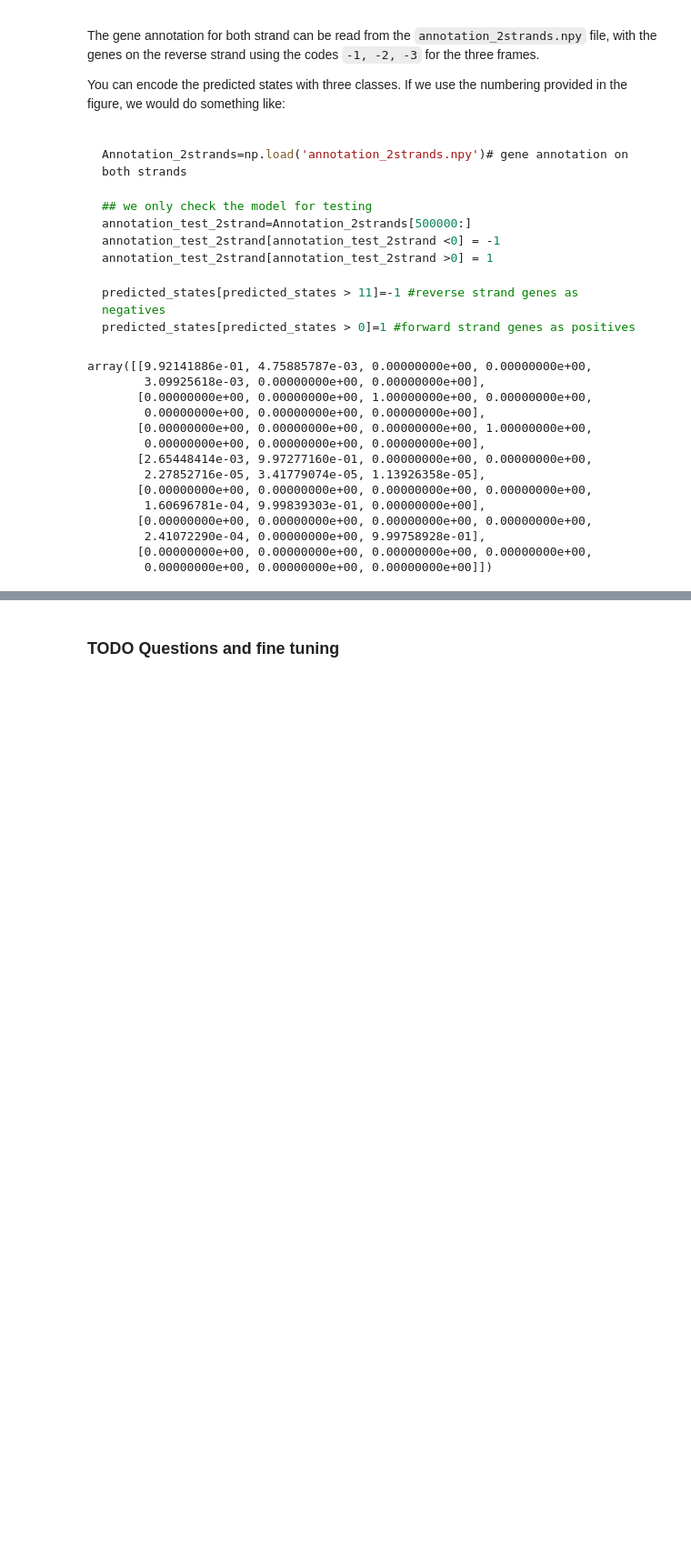
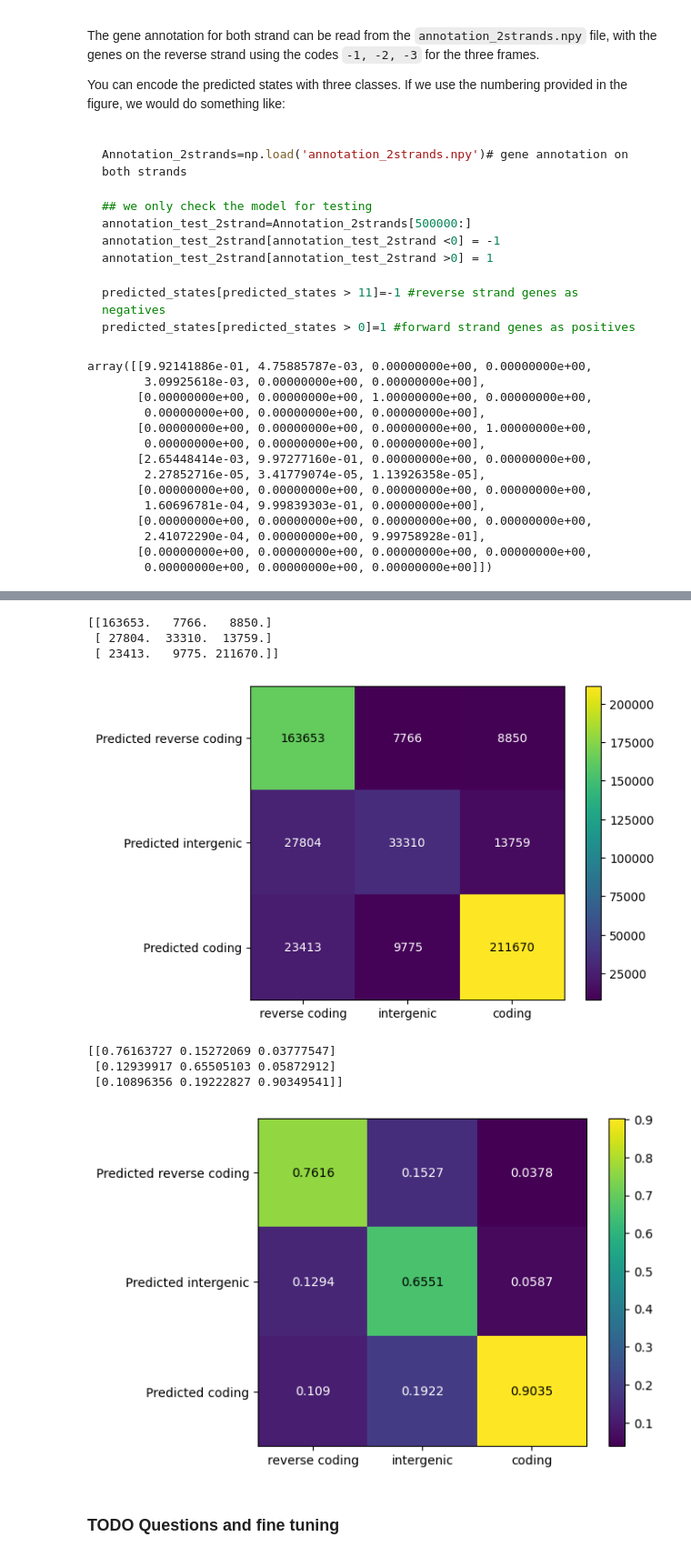
Before and after one commit to HendrikHigl/ma-cs-apml, a Jupyter notebook: GenePredictionProject/HMM_Gene_prediction.ipynb, the cells around one changed output, grey strips where cells are left out. Shown at 91% size. Saved outputs shown, nothing was run; the diff lists cells and outputs as text; code cells hidden in the pictures; blank space fills up the shorter version.

```diff
--- a/GenePredictionProject/HMM_Gene_prediction.ipynb
+++ b/GenePredictionProject/HMM_Gene_prediction.ipynb
@@ -897,3 +975,64 @@ plt.show()
+# %%
+def create_confusion_matrix_reverse(true_sequence, predicted_sequence):
+    ## your code here
+
+    mat = np.zeros((3, 3))
+    for i in range(len(true_sequence)):
+        true_val = 0 if true_sequence[i] == -1 else 1 if true_sequence[i] == 0 else 2
+        pred_val = 0 if predicted_sequence[i] == -1 else 1 if predicted_sequence[i] == 0 else 2
+
+        mat[pred_val, true_val] += 1
+    return mat
+
+###Display the confusion matrix
+mat_conf_3=create_confusion_matrix_reverse(simple_annotation2_test, simple_predicted_states3)
+plt.imshow(mat_conf_3)
+plt.colorbar()
+ax = plt.gca()
+
+# Major ticks
+ax.set_xticks(np.arange(0, 3, 1))
+ax.set_yticks(np.arange(0, 3, 1))
+
+# Labels for major ticks
+ax.set_xticklabels(['reverse coding','intergenic', 'coding'])
+ax.set_yticklabels(['Predicted reverse coding','Predicted intergenic', 'Predicted coding'])
+
+for (j,i),label in np.ndenumerate(mat_conf_3):
+    actual = mat_conf_3[j][i]
+    ax.text(i,j,str(int(actual)),ha='center',va='center',color=("white" if actual < 120_000 else "black"))
+
+print(mat_conf_3)
+plt.show()
+
+mat_relative_3 = (mat_conf_3.T / np.sum(mat_conf_3.T, axis=1)[:,None]).T
+
+plt.imshow(mat_relative_3)
+plt.colorbar()
+ax = plt.gca()
+
+# Major ticks
+ax.set_xticks(np.arange(0, 3, 1))
+ax.set_yticks(np.arange(0, 3, 1))
+
+# Labels for major ticks
+ax.set_xticklabels(['reverse coding','intergenic', 'coding'])
+ax.set_yticklabels(['Predicted reverse coding','Predicted intergenic', 'Predicted coding'])
+
+for (j,i),label in np.ndenumerate(mat_relative_3):
+    actual = mat_relative_3[j][i]
+    ax.text(i,j,str((actual).round(4)),ha='center',va='center',color=("white" if actual < 0.5 else "black"))
+print(mat_relative_3)
+plt.show()
+# %% [output]
+[[163653.   7766.   8850.]
+ [ 27804.  33310.  13759.]
+ [ 23413.   9775. 211670.]]
+[figure, added]
+[[0.76163727 0.15272069 0.03777547]
+ [0.12939917 0.65505103 0.05872912]
+ [0.10896356 0.19222827 0.90349541]]
+[figure, added]
 # %% [markdown]
 ### TODO Questions and fine tuning
 # %% [markdown]
```
Also changed, not shown: parts of 11 cells of this notebook.
